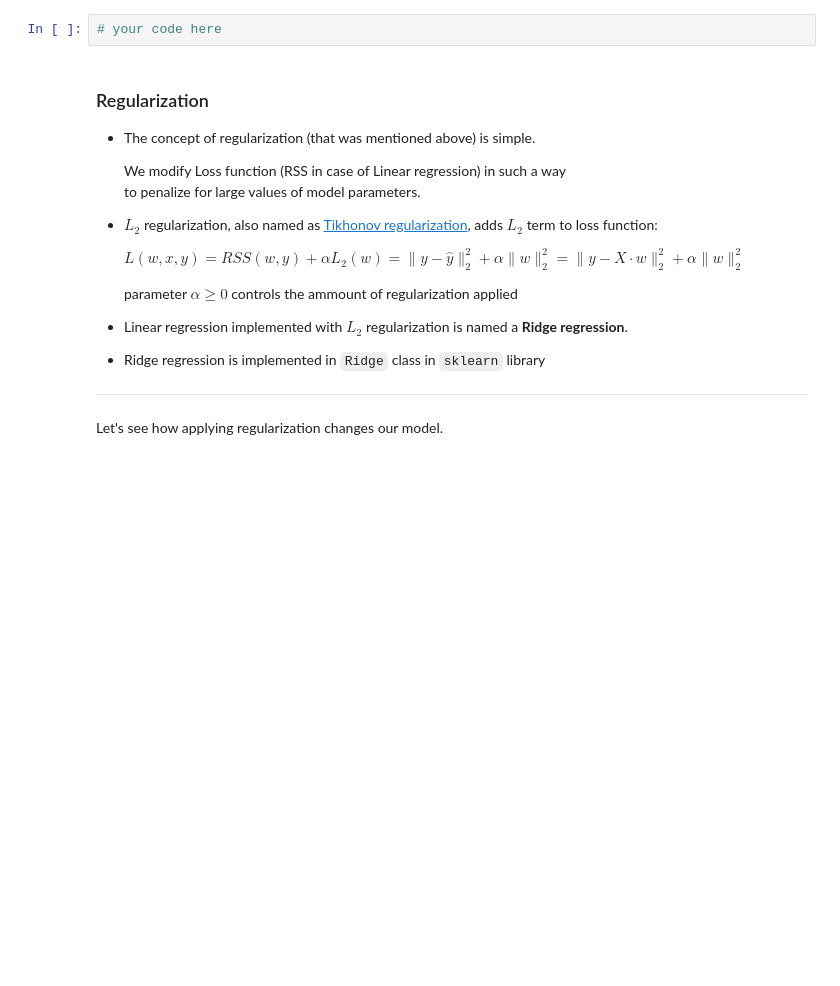
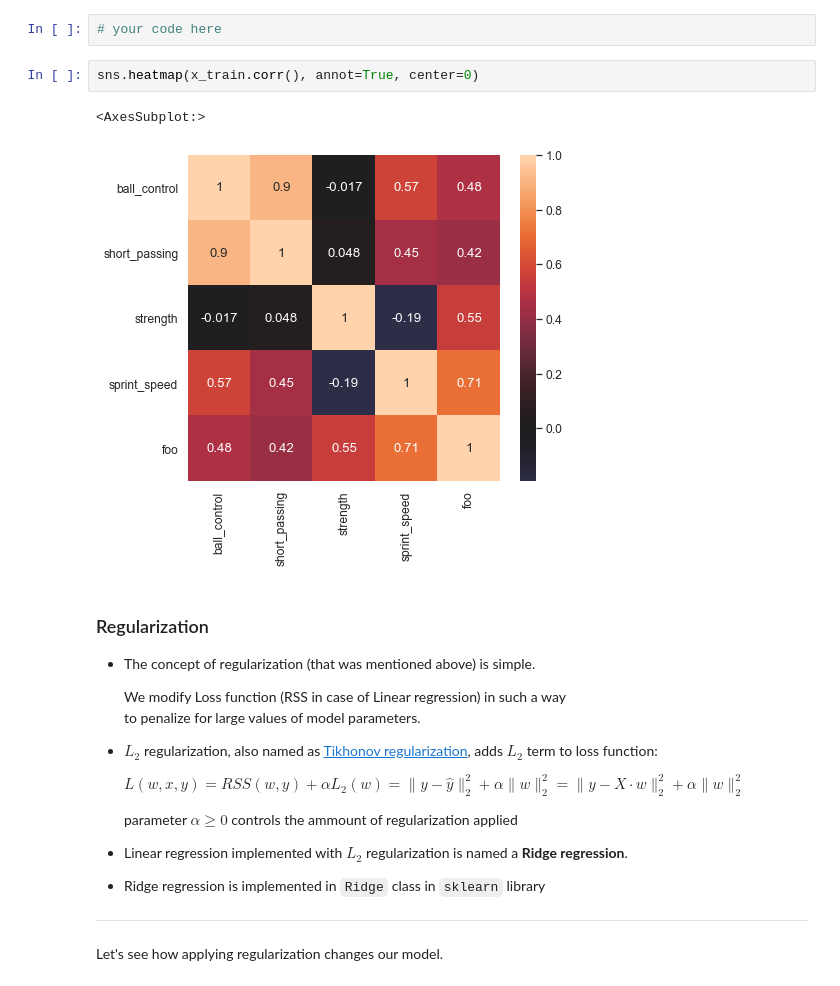
Before and after one commit to kremenevskiy/ml-intro, a Jupyter notebook: 3_linear_regression/linear_regression.ipynb, the cells around one changed output. Cells and saved outputs as stored; diff of their text form; blank space fills up the shorter version.

```diff
--- a/3_linear_regression/linear_regression.ipynb
+++ b/3_linear_regression/linear_regression.ipynb
@@ -1552,6 +1560,11 @@ l2_norm(model.coef_)
   but each of these correlation coefficients **is not so close to 1**
 # %%
 # your code here
+# %%
+sns.heatmap(x_train.corr(), annot=True, center=0)
+# %% [output]
+<AxesSubplot:>
+[figure, added]
 # %% [markdown]
 ### Regularization
 
```
Also changed, not shown: parts of 40 cells of this notebook.
